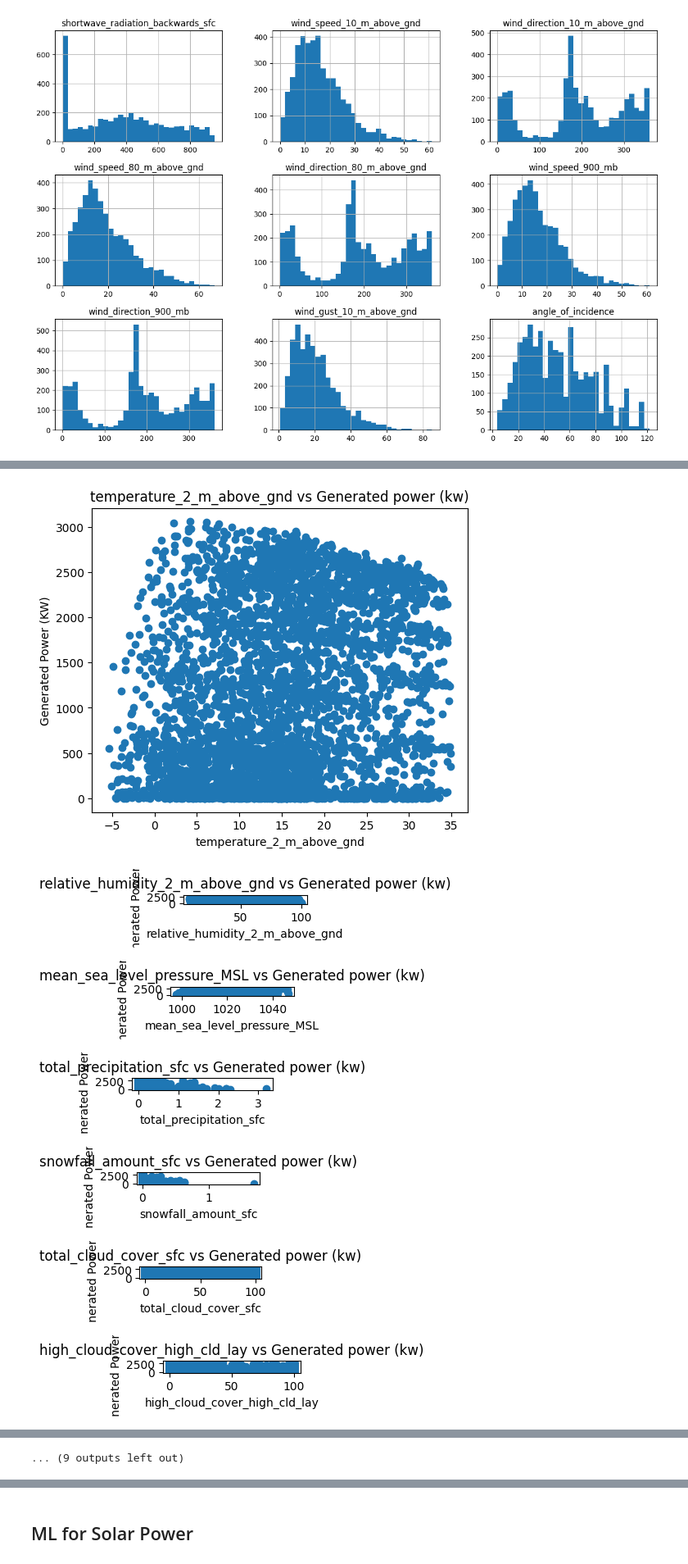
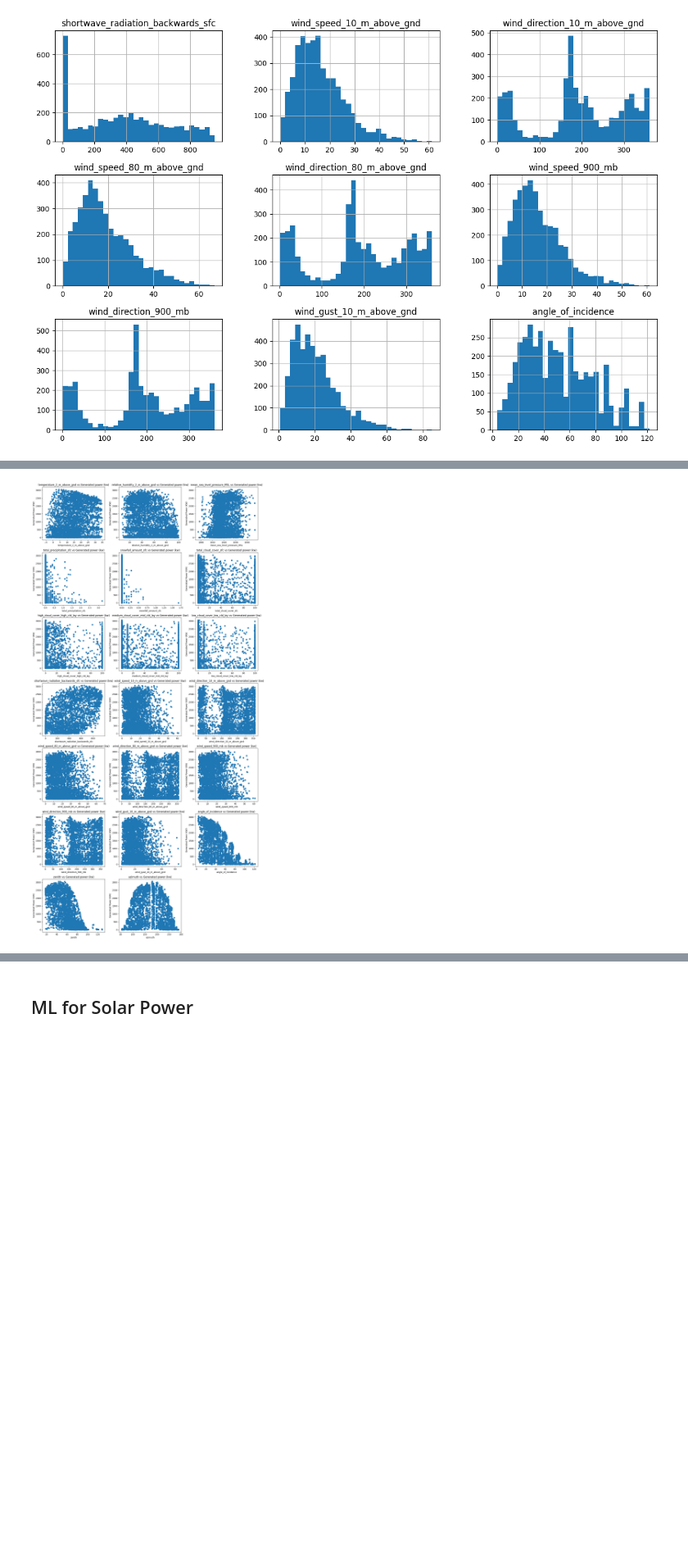
Before and after one commit to CipherI/week1, a Jupyter notebook: linearregression.ipynb, the cells around one changed output, grey strips where cells are left out. Shown at 82% size. Cells and saved outputs as stored; diff of their text form; code cells hidden in the pictures; blank space fills up the shorter version.

```diff
--- a/linearregression.ipynb
+++ b/linearregression.ipynb
@@ -159,20 +160,16 @@ plt.show()
 # %%
 # Bivariate analysis
 # Scatter plot with target features
-plt.figure(figsize= (15, 30))
+plt.figure(figsize=(15, 30))
 for i, column in enumerate(df.columns):
-    plt.subplot(7, 3, i+1)
-    plt.scatter(df[column], df['generated_power_kw'])
-    plt.title(f'{column} vs Generated power (kw)')
-    plt.xlabel(column)
-    plt.ylabel('Generated Power (KW)')
-    plt.tight_layout()
-    plt.show()
+    if column != 'generated_power_kw':
+        plt.subplot(7, 3, i+1)
+        plt.scatter(df[column], df['generated_power_kw'])
+        plt.title(f'{column} vs Generated power (kw)')
+        plt.xlabel(column)
+        plt.ylabel('Generated Power (KW)')
+        plt.tight_layout()
+plt.tight_layout()
+plt.show()
 # %% [output]
-[figure, old version]
+[figure, new version]
-[figure, removed]
-[figure, removed]
-[figure, removed]
-[figure, removed]
-[figure, removed]
-[figure, removed]
@@ -184,4 +176,3 @@ for i, column in enumerate(df.columns):
-... (9 outputs left out)
 # %%
 df.corr()
 # %% [output]
```
Also changed, not shown: parts of 4 cells of this notebook.
